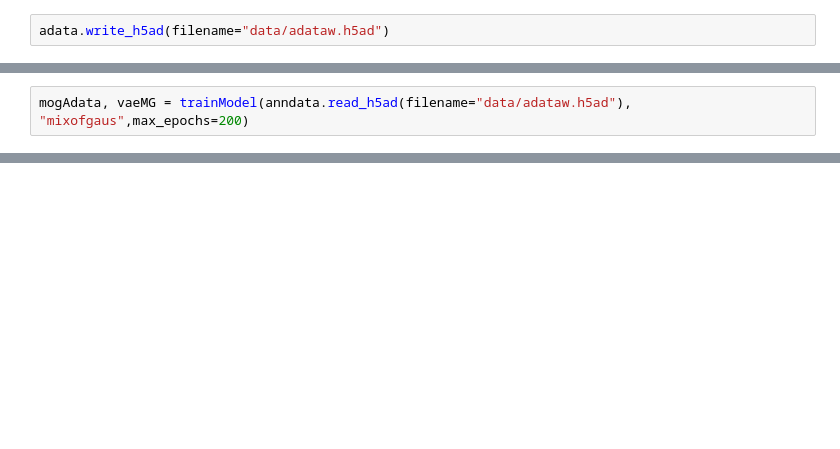
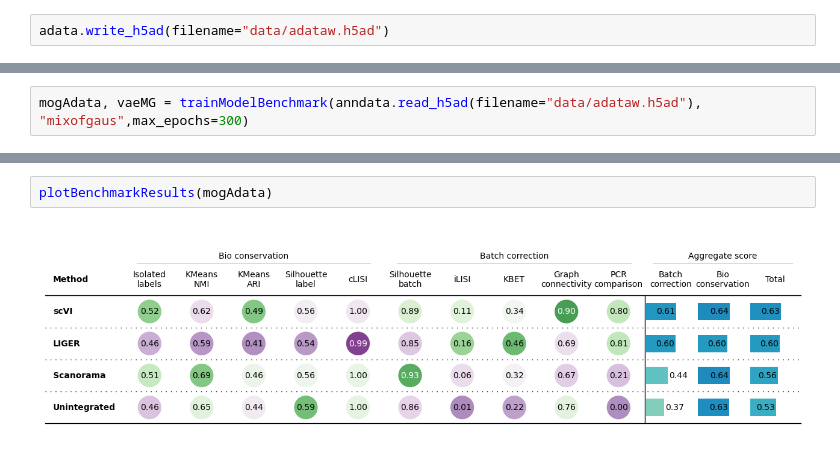
Before and after one commit to LeanderDiazBone/BachelorThesis, a Jupyter notebook: benchmarking.ipynb, the cells around one changed output, grey strips where cells are left out. Saved outputs shown, nothing was run; the diff lists cells and outputs as text; blank space fills up the shorter version.

```diff
--- a/benchmarking.ipynb
+++ b/benchmarking.ipynb
@@ -108,5 +97,5 @@ HPU available: False, using: 0 HPUs
 LOCAL_RANK: 0 - CUDA_VISIBLE_DEVICES: [0]
 `Trainer.fit` stopped: `max_epochs=200` reached.
 # %%
-mogAdata, vaeMG = trainModel(anndata.read_h5ad(filename="data/adataw.h5ad"), "mixofgaus",max_epochs=200)
+mogAdata, vaeMG = trainModelBenchmark(anndata.read_h5ad(filename="data/adataw.h5ad"), "mixofgaus",max_epochs=300)
 # %% [output]
@@ -159,0 +132,4 @@ def plotKLGlobalLoss(model):
+# %%
+plotBenchmarkResults(mogAdata)
+# %% [output]
+[figure, added]
```
Also changed, not shown: parts of 19 cells of this notebook, 3 other files.
